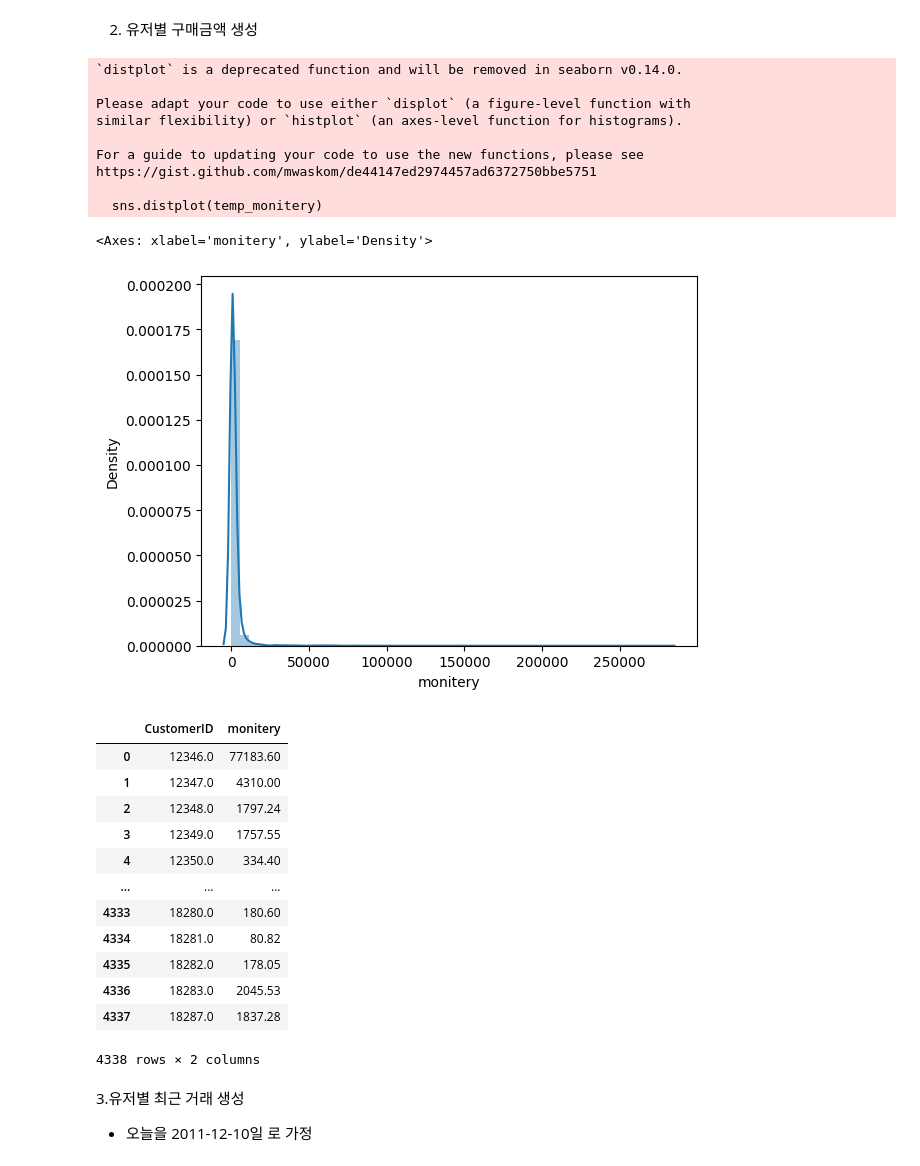
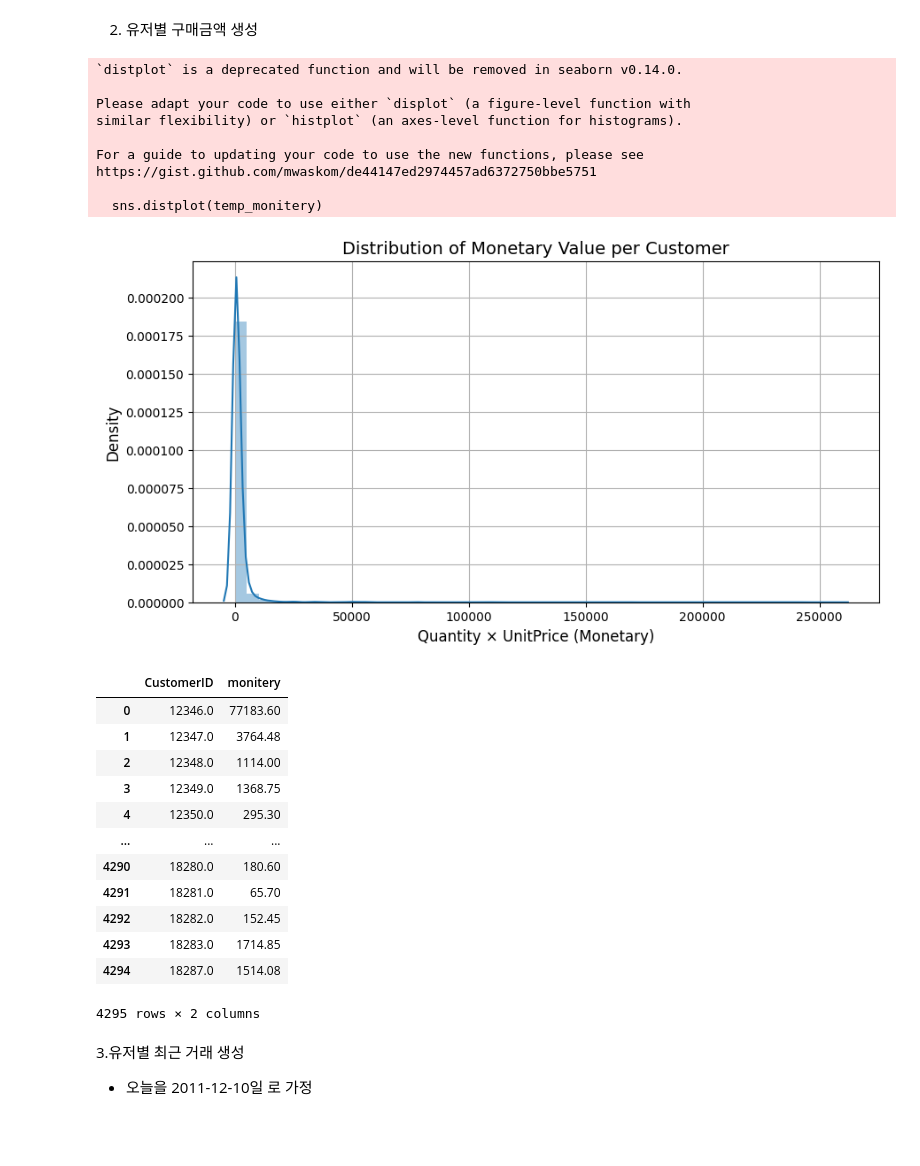
Before and after one commit to yeoeunyoon/customeranalysis, a Jupyter notebook: 1주차_리테일_고객세분화.ipynb, the cells around one changed output. Saved outputs shown, nothing was run; the diff lists cells and outputs as text; code cells hidden in the pictures; blank space fills up the shorter version.

```diff
--- a/1주차_리테일_고객세분화.ipynb
+++ b/1주차_리테일_고객세분화.ipynb
@@ -784,5 +678,9 @@ np.int64(5225)
 # %%
 df_outlier_treat = df_na_treat[(df_na_treat.Quantity > 0) & (df_na_treat.UnitPrice != 0) & (~df_na_treat.CustomerID.isnull()) ]
 df_outlier_treat = df_outlier_treat[~df_outlier_treat.duplicated()]
+# log(UnitPrice) 계산해서 0~4 사이만 유지
+log_unit = np.log(df_outlier_treat['UnitPrice'])
+df_outlier_treat = df_outlier_treat[(log_unit >= 0) & (log_unit <= 4)]
+
 df_outlier_treat.shape
 # %% [output]
@@ -825,23 +733,29 @@ df_frequecy
 # %% [markdown]
 2. 유저별 구매금액 생성
 # %%
-temp = df_outlier_treat[['CustomerID','Quantity','UnitPrice']].copy()
+temp = df_outlier_treat[['CustomerID', 'Quantity', 'UnitPrice']].copy()
 temp['monitery'] = temp['Quantity'] * temp['UnitPrice']
 temp_monitery = temp.groupby(['CustomerID']).monitery.sum()
-temp_monitery.head()
+
+plt.figure(figsize=(10, 5))
 sns.distplot(temp_monitery)
+
+plt.title("Distribution of Monetary Value per Customer", fontsize=14)
+plt.xlabel("Quantity × UnitPrice (Monetary)", fontsize=12)
+plt.ylabel("Density", fontsize=12)
+plt.grid(True)
+plt.show()
 # %% [output]
 `distplot` is a deprecated function and will be removed in seaborn v0.14.0.
 
 Please adapt your code to use either `displot` (a figure-level function with
 similar flexibility) or `histplot` (an axes-level function for histograms).
 
 For a guide to updating your code to use the new functions, please see
 https://gist.github.com/mwaskom/de44147ed2974457ad6372750bbe5751
 
   sns.distplot(temp_monitery)
-<Axes: xlabel='monitery', ylabel='Density'>
-[figure, old version]
+[figure, new version]
 # %%
 df_monitery = temp_monitery.to_frame()
 df_monitery = df_monitery.reset_index().rename(columns = {'index' :'CustomerID'})
@@ -849,17 +763,17 @@ df_monitery
 # %% [output]
 |  | CustomerID | monitery |
 | 0 | 12346.0 | 77183.60 |
-| 1 | 12347.0 | 4310.00 |
-| 2 | 12348.0 | 1797.24 |
-| 3 | 12349.0 | 1757.55 |
-| 4 | 12350.0 | 334.40 |
+| 1 | 12347.0 | 3764.48 |
+| 2 | 12348.0 | 1114.00 |
+| 3 | 12349.0 | 1368.75 |
+| 4 | 12350.0 | 295.30 |
 | ... | ... | ... |
-| 4333 | 18280.0 | 180.60 |
-| 4334 | 18281.0 | 80.82 |
-| 4335 | 18282.0 | 178.05 |
-| 4336 | 18283.0 | 2045.53 |
-| 4337 | 18287.0 | 1837.28 |
+| 4290 | 18280.0 | 180.60 |
+| 4291 | 18281.0 | 65.70 |
+| 4292 | 18282.0 | 152.45 |
+| 4293 | 18283.0 | 1714.85 |
+| 4294 | 18287.0 | 1514.08 |
-4338 rows × 2 columns
+4295 rows × 2 columns
 # %% [markdown]
 3.유저별 최근 거래 생성
  - 오늘을 2011-12-10일 로 가정
```
Also changed, not shown: parts of 61 cells of this notebook.
